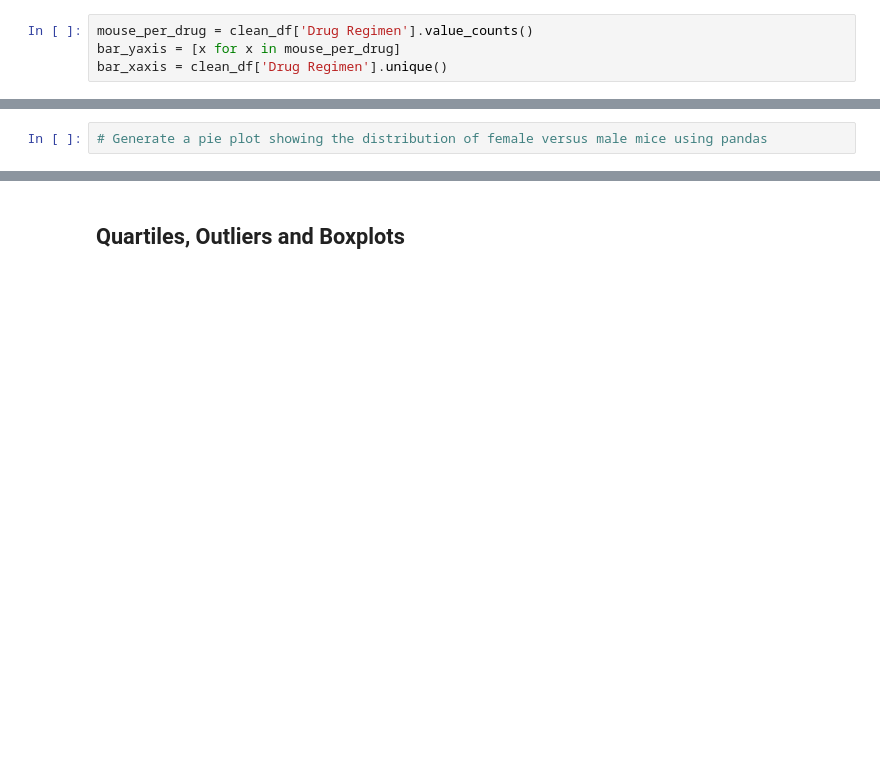
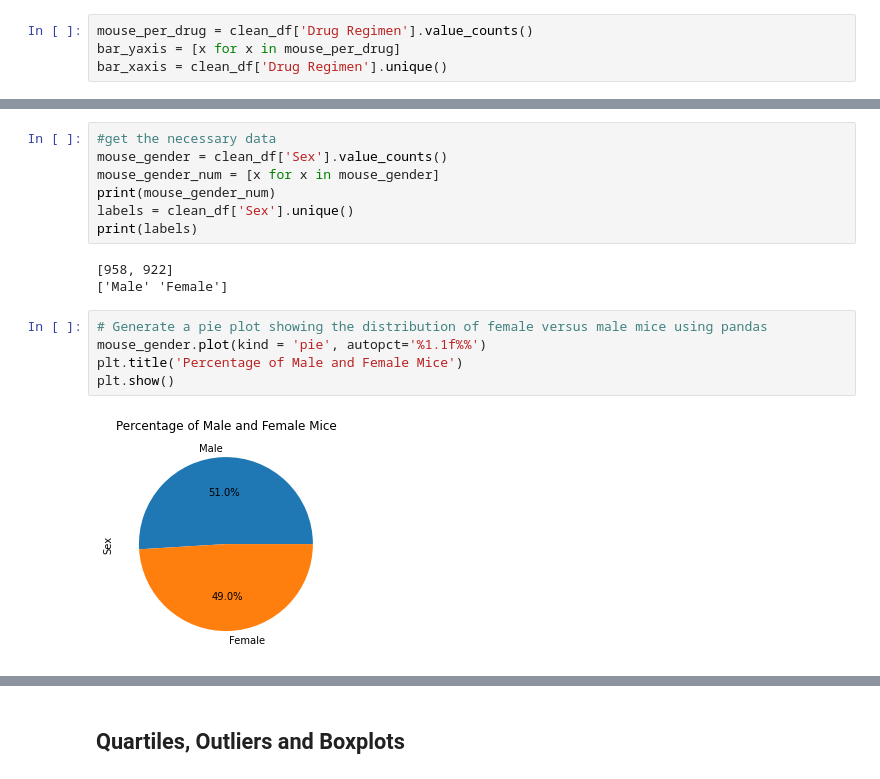
Before and after one commit to JohnShuford/Matplotlib-Challenge, a Jupyter notebook: Pymaceuticals/pymaceuticals.ipynb, the cells around one changed output, grey strips where cells are left out. Cells and saved outputs as stored; diff of their text form; blank space fills up the shorter version.

Commit message:
Pandas and Matplotlib pie charts

```diff
--- a/Pymaceuticals/pymaceuticals.ipynb
+++ b/Pymaceuticals/pymaceuticals.ipynb
@@ -177,4 +179,19 @@ Canvas(toolbar=Toolbar(toolitems=[('Home', 'Reset original view', 'home', 'home'
+# %%
+#get the necessary data
+mouse_gender = clean_df['Sex'].value_counts()
+mouse_gender_num = [x for x in mouse_gender]
+print(mouse_gender_num)
+labels = clean_df['Sex'].unique()
+print(labels)
+# %% [output]
+[958, 922]
+['Male' 'Female']
 # %%
 # Generate a pie plot showing the distribution of female versus male mice using pandas
+mouse_gender.plot(kind = 'pie', autopct='%1.1f%%')
+plt.title('Percentage of Male and Female Mice')
+plt.show()
+# %% [output]
+[figure, added]
 # %%
 # Generate a pie plot showing the distribution of female versus male mice using pyplot
```
Also changed, not shown: parts of 4 cells of this notebook.
